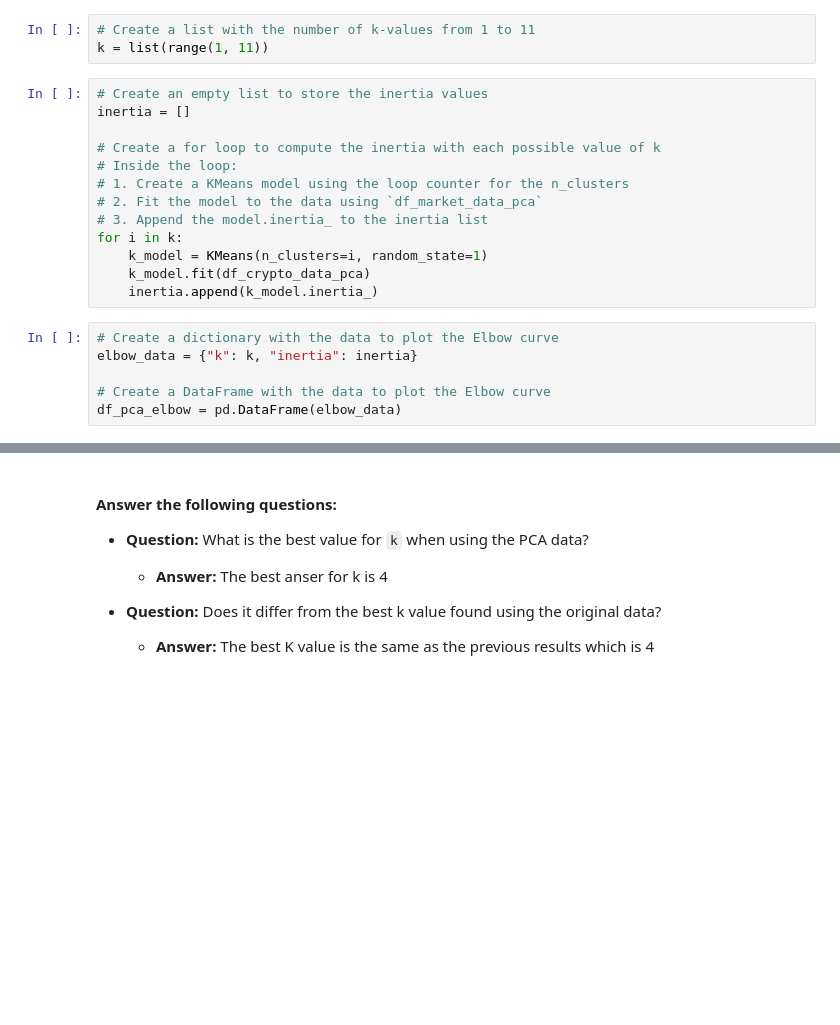
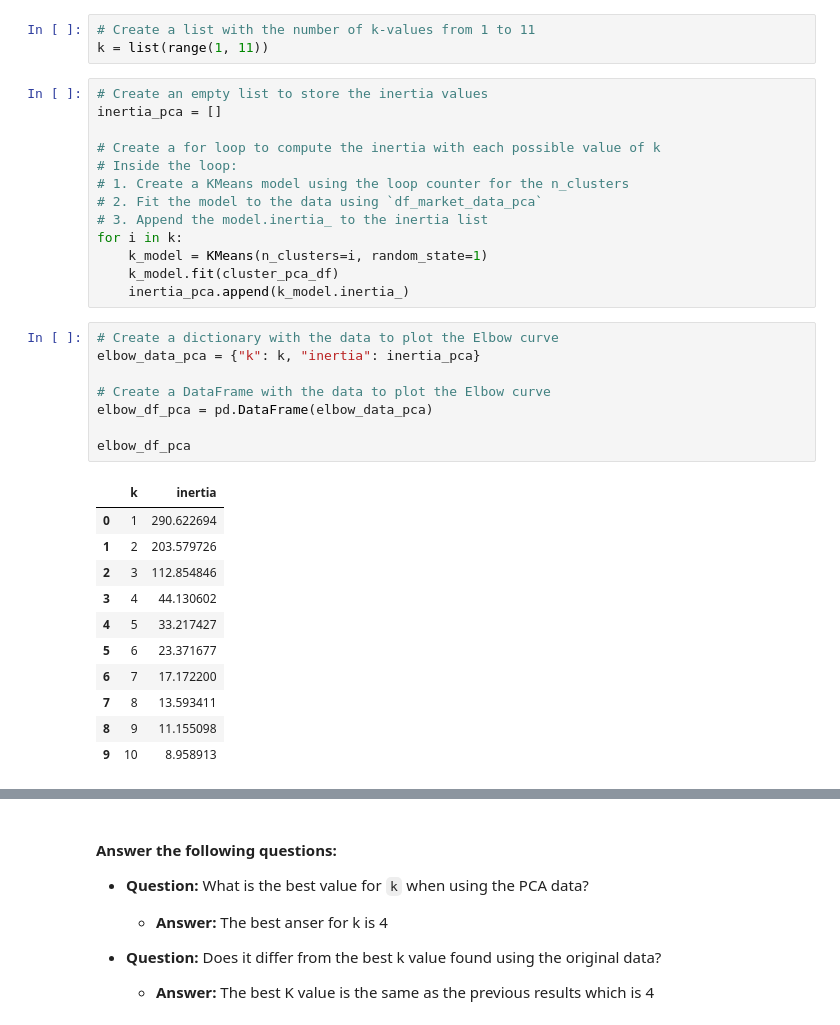
Before and after one commit to MichaelELeonard/CryptoClustering, a Jupyter notebook: Crypto_Clustering_working.ipynb, the cells around one changed output, grey strips where cells are left out. Drawn from its saved outputs; the diff is of its cells as text; blank space fills up the shorter version.

```diff
--- a/Crypto_Clustering_working.ipynb
+++ b/Crypto_Clustering_working.ipynb
@@ -257,7 +254,7 @@ df_crypto_data_pca.head()
 k = list(range(1, 11))
 # %%
 # Create an empty list to store the inertia values
-inertia = []
+inertia_pca = []
 
 # Create a for loop to compute the inertia with each possible value of k
 # Inside the loop:
@@ -266,14 +263,28 @@ inertia = []
 # 3. Append the model.inertia_ to the inertia list
 for i in k:
     k_model = KMeans(n_clusters=i, random_state=1)
-    k_model.fit(df_crypto_data_pca)
-    inertia.append(k_model.inertia_)
+    k_model.fit(cluster_pca_df)
+    inertia_pca.append(k_model.inertia_)
 # %%
 # Create a dictionary with the data to plot the Elbow curve
-elbow_data = {"k": k, "inertia": inertia}
+elbow_data_pca = {"k": k, "inertia": inertia_pca}
 
 # Create a DataFrame with the data to plot the Elbow curve
-df_pca_elbow = pd.DataFrame(elbow_data)
+elbow_df_pca = pd.DataFrame(elbow_data_pca)
+
+elbow_df_pca
+# %% [output]
+|  | k | inertia |
+| 0 | 1 | 290.622694 |
+| 1 | 2 | 203.579726 |
+| 2 | 3 | 112.854846 |
+| 3 | 4 | 44.130602 |
+| 4 | 5 | 33.217427 |
+| 5 | 6 | 23.371677 |
+| 6 | 7 | 17.172200 |
+| 7 | 8 | 13.593411 |
+| 8 | 9 | 11.155098 |
+| 9 | 10 | 8.958913 |
 # %%
 # Plot a line chart with all the inertia values computed with
 # the different values of k to visually identify the optimal value for k.
```
Also changed, not shown: parts of 19 cells of this notebook, 6 other files.
